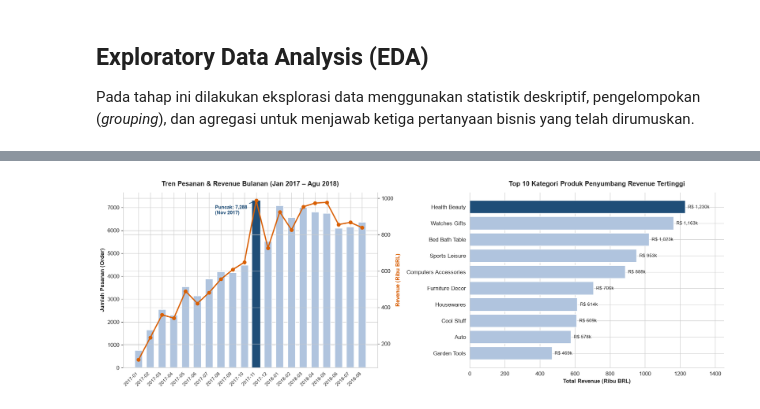
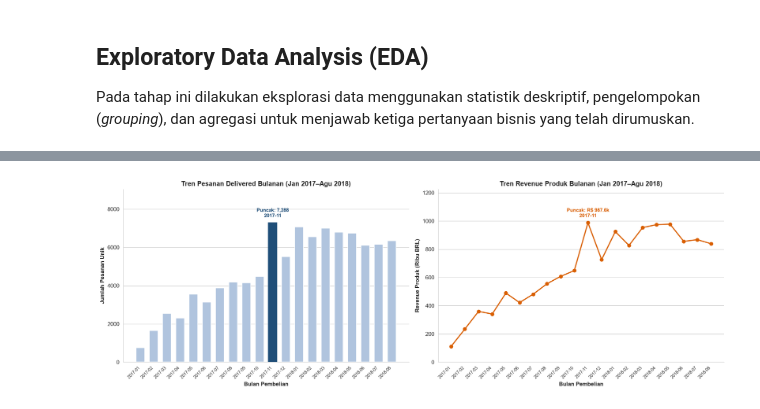
Before and after one commit to zaidanarkaan/proyek-analisis-data, a Jupyter notebook: notebook.ipynb, the cells around one changed output, grey strips where cells are left out. Drawn from its saved outputs; the diff is of its cells as text; code cells hidden in the pictures.

```diff
--- a/notebook.ipynb
+++ b/notebook.ipynb
@@ -69,7 +73,7 @@ Kita memuat 8 tabel utama dari direktori `E-Commerce Public Dataset`:
 - `product_category_name_translation.csv`: Terjemahan nama kategori produk ke bahasa Inggris.
 - `geolocation_dataset.csv`: Data koordinat geografis (`lat`, `lng`) berdasarkan kode pos.
 # %%
-DATA_DIR = "E-Commerce Public Dataset"
+DATA_DIR = "data"
 
 customers_df = pd.read_csv(os.path.join(DATA_DIR, "customers_dataset.csv"))
 orders_df = pd.read_csv(os.path.join(DATA_DIR, "orders_dataset.csv"))
@@ -394,5 +521,6 @@ monthly_perf_df = (
     .sort_values("year_month")
 )
 monthly_perf_df["mom_order_growth_pct"] = monthly_perf_df["total_orders"].pct_change() * 100
+monthly_perf_df["mom_revenue_growth_pct"] = monthly_perf_df["total_revenue"].pct_change() * 100
 display(monthly_perf_df)
 # %% [output]
@@ -584,50 +773,52 @@ Seluruh visualisasi di bawah ini dirancang dengan memperhatikan prinsip desain d
 # %%
+# Volume dan revenue memiliki subplot dengan satuan masing-masing
 fig, axes = plt.subplots(1, 2, figsize=(16, 5.5))
-
-# Plot 1A: Tren Bulanan Orders & Revenue
-ax1 = axes[0]
-x = range(len(monthly_perf_df))
-bars = ax1.bar(x, monthly_perf_df["total_orders"], color="#B0C4DE", label="Jumlah Pesanan", width=0.65)
-# Highlight puncak November 2017 (Black Friday)
-peak_idx = monthly_perf_df["total_orders"].idxmax()
-peak_pos = list(monthly_perf_df.index).index(peak_idx)
+x = np.arange(len(monthly_perf_df))
+peak_pos = int(monthly_perf_df["total_orders"].to_numpy().argmax())
+peak_orders = monthly_perf_df.iloc[peak_pos]["total_orders"]
+bars = axes[0].bar(x, monthly_perf_df["total_orders"], color="#B0C4DE", width=0.65)
 bars[peak_pos].set_color("#1F4E78")
-
-ax1.set_xticks(list(x))
-ax1.set_xticklabels(monthly_perf_df["year_month"], rotation=45, ha="right", fontsize=8.5)
-ax1.set_ylabel("Jumlah Pesanan (Order)", fontsize=10, fontweight="bold")
-ax1.set_title("Tren Pesanan & Revenue Bulanan (Jan 2017 – Agu 2018)", fontsize=12, fontweight="bold", pad=12)
-ax1.spines["top"].set_visible(False)
-
-ax1_twin = ax1.twinx()
-ax1_twin.plot(list(x), monthly_perf_df["total_revenue"] / 1e3, color="#D95F02", marker="o", linewidth=2.2, label="Revenue (Ribu BRL)")
-ax1_twin.set_ylabel("Revenue (Ribu BRL)", fontsize=10, fontweight="bold", color="#D95F02")
-ax1_twin.spines["top"].set_visible(False)
-
-peak_orders = monthly_perf_df.loc[peak_idx, "total_orders"]
-ax1.annotate(
-    f"Puncak: {peak_orders:,}\n(Nov 2017)",
-    xy=(peak_pos, peak_orders),
-    xytext=(peak_pos - 3.5, peak_orders * 0.92),
-    arrowprops=dict(arrowstyle="->", color="#1F4E78", lw=1.2),
-    fontsize=9, fontweight="bold", color="#1F4E78",
-)
-
-# Plot 1B: Top 10 Kategori Produk berdasarkan Revenue
-ax2 = axes[1]
-top10_cat = category_perf_df.head(10).sort_values("total_revenue", ascending=True)
-colors_cat = ["#B0C4DE"] * 9 + ["#1F4E78"]
-ax2.barh(top10_cat["product_category_name_english"], top10_cat["total_revenue"] / 1e3, color=colors_cat)
-ax2.set_xlabel("Total Revenue (Ribu BRL)", fontsize=10, fontweight="bold")
-ax2.set_title("Top 10 Kategori Produk Penyumbang Revenue Tertinggi", fontsize=12, fontweight="bold", pad=12)
-ax2.spines["top"].set_visible(False)
-ax2.spines["right"].set_visible(False)
-ax2.set_xlim(0, top10_cat["total_revenue"].max() / 1e3 * 1.18)
-
-for i, val in enumerate(top10_cat["total_revenue"] / 1e3):
-    ax2.text(val + 15, i, f"R$ {val:,.0f}k", va="center", fontsize=8.5)
-
+axes[0].annotate(f"Puncak: {peak_orders:,}\n{monthly_perf_df.iloc[peak_pos]['year_month']}",
+                 xy=(peak_pos, peak_orders), xytext=(0, 10), textcoords="offset points",
+                 ha="center", fontsize=9, fontweight="bold", color="#1F4E78")
+axes[0].set_ylim(0, peak_orders * 1.24)
+axes[0].set_ylabel("Jumlah Pesanan Unik", fontweight="bold")
+axes[0].set_title("Tren Pesanan Delivered Bulanan (Jan 2017–Agu 2018)", fontweight="bold")
+revenue_k = monthly_perf_df["total_revenue"] / 1e3
+peak_revenue_pos = int(revenue_k.to_numpy().argmax())
+axes[1].plot(x, revenue_k, color="#D95F02", marker="o", linewidth=2)
+axes[1].annotate(f"Puncak: R$ {revenue_k.iloc[peak_revenue_pos]:,.1f}k\n{monthly_perf_df.iloc[peak_revenue_pos]['year_month']}",
+                 xy=(peak_revenue_pos, revenue_k.iloc[peak_revenue_pos]),
+                 xytext=(0, 10), textcoords="offset points", ha="center",
+                 fontsize=9, fontweight="bold", color="#D95F02")
+axes[1].set_ylim(0, revenue_k.max() * 1.24)
+axes[1].set_ylabel("Revenue Produk (Ribu BRL)", fontweight="bold")
+axes[1].set_title("Tren Revenue Produk Bulanan (Jan 2017–Agu 2018)", fontweight="bold")
+for ax in axes:
+    ax.set_xlabel("Bulan Pembelian", fontweight="bold")
+    ax.set_xticks(x)
+    ax.set_xticklabels(monthly_perf_df["year_month"], rotation=45, ha="right", fontsize=8)
+    ax.grid(axis="x", visible=False)
+    ax.spines["top"].set_visible(False)
+    ax.spines["right"].set_visible(False)
 plt.tight_layout()
 plt.show()
+
+# MoM menggunakan satuan persentase yang sebanding dan garis acuan nol
+fig, ax = plt.subplots(figsize=(13, 4.5))
+ax.plot(x, monthly_perf_df["mom_order_growth_pct"], marker="o", color="#1F4E78", label="MoM Pesanan")
+ax.plot(x, monthly_perf_df["mom_revenue_growth_pct"], marker="s", color="#D95F02", label="MoM Revenue")
+ax.axhline(0, color="#667085", linewidth=1)
+ax.set_xticks(x)
+ax.set_xticklabels(monthly_perf_df["year_month"], rotation=45, ha="right", fontsize=8)
+ax.set_ylabel("Pertumbuhan terhadap Bulan Sebelumnya (%)", fontweight="bold")
+ax.set_xlabel("Bulan Pembelian", fontweight="bold")
+ax.set_title("Pertumbuhan Month-over-Month Pesanan dan Revenue", fontweight="bold")
+ax.legend(frameon=False)
+ax.grid(axis="x", visible=False)
+ax.spines["top"].set_visible(False)
+ax.spines["right"].set_visible(False)
+plt.tight_layout()
+plt.show()
 # %% [output]
-[figure, old version]
+[figure, new version]
```
Also changed, not shown: parts of 43 cells of this notebook, 35 other files.
